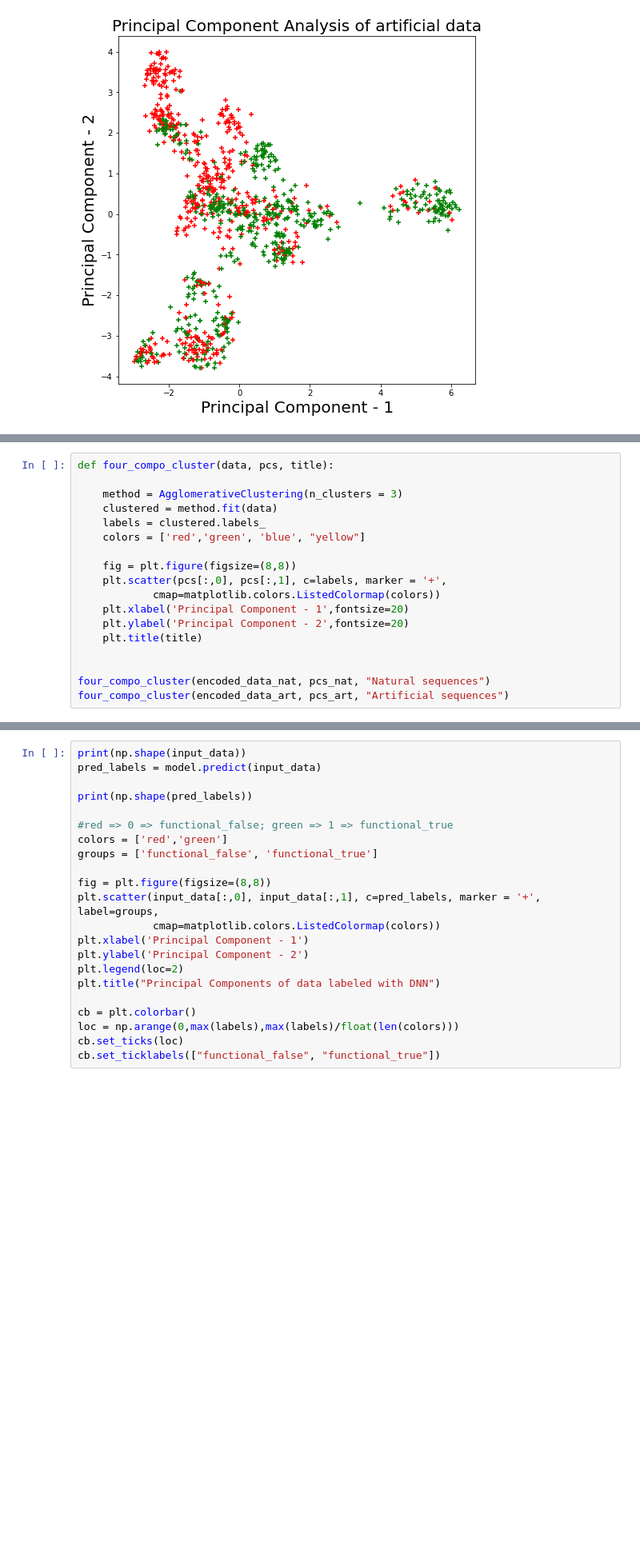
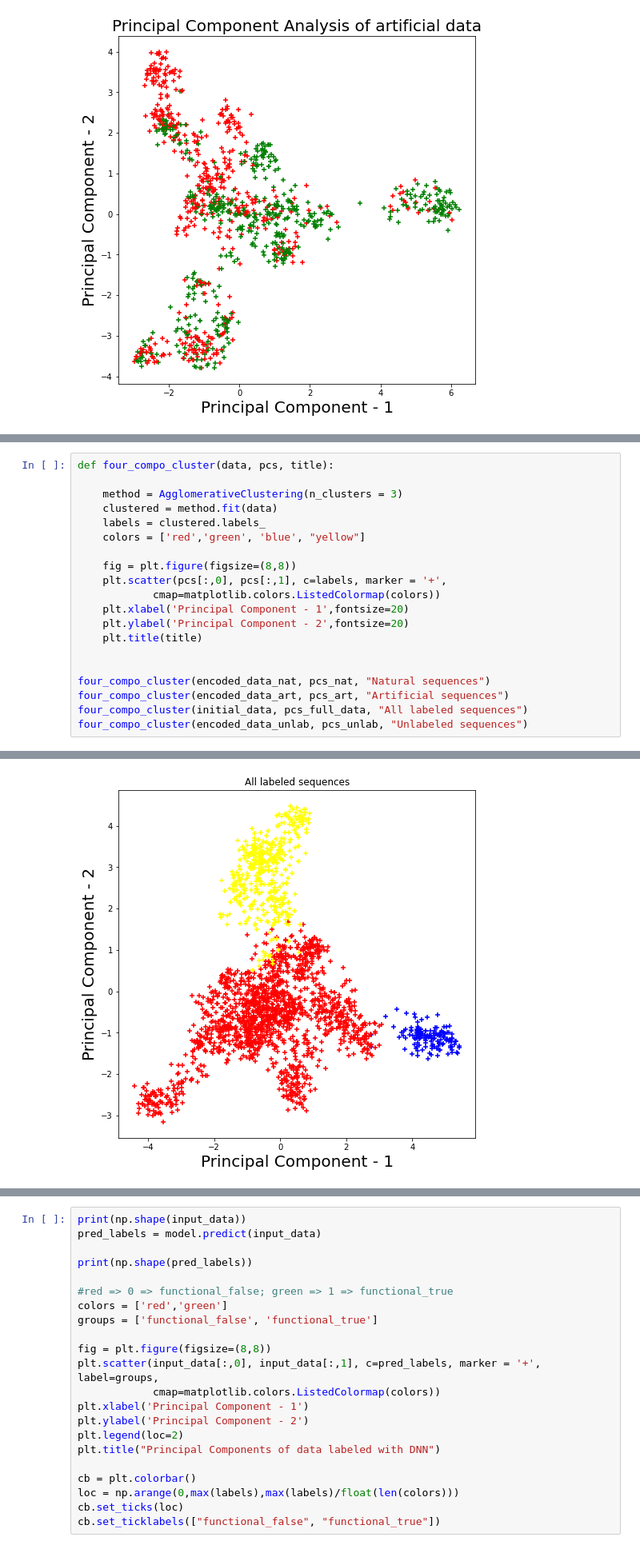
Before and after one commit to PHouzel/PCS_ML_2021, a Jupyter notebook: main.ipynb, the cells around one changed output, grey strips where cells are left out. Shown at 80% size. Saved outputs shown, nothing was run; the diff lists cells and outputs as text; blank space fills up the shorter version.

```diff
--- a/main.ipynb
+++ b/main.ipynb
@@ -244,21 +259,24 @@ three_compo_cluster(encoded_data_art, pcs_art, "Artificial sequences")
 # %%
 def four_compo_cluster(data, pcs, title):
 
     method = AgglomerativeClustering(n_clusters = 3)
     clustered = method.fit(data)
     labels = clustered.labels_
     colors = ['red','green', 'blue', "yellow"]
 
     fig = plt.figure(figsize=(8,8))
     plt.scatter(pcs[:,0], pcs[:,1], c=labels, marker = '+',
             cmap=matplotlib.colors.ListedColormap(colors))
     plt.xlabel('Principal Component - 1',fontsize=20)
     plt.ylabel('Principal Component - 2',fontsize=20)
     plt.title(title)
 
 
 four_compo_cluster(encoded_data_nat, pcs_nat, "Natural sequences")
 four_compo_cluster(encoded_data_art, pcs_art, "Artificial sequences")
+four_compo_cluster(initial_data, pcs_full_data, "All labeled sequences")
+four_compo_cluster(encoded_data_unlab, pcs_unlab, "Unlabeled sequences")
 # %% [output]
 [figure]
 [figure]
+[figure, added]
```
Also changed, not shown: parts of 8 cells of this notebook.
